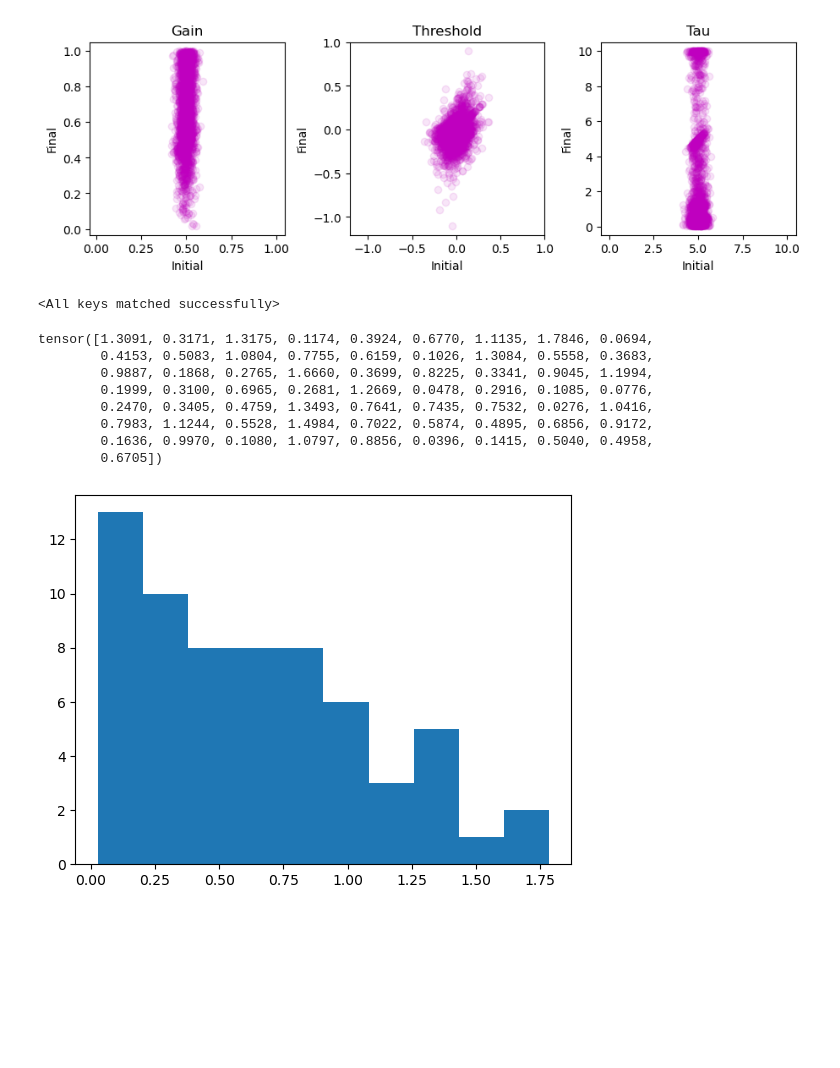
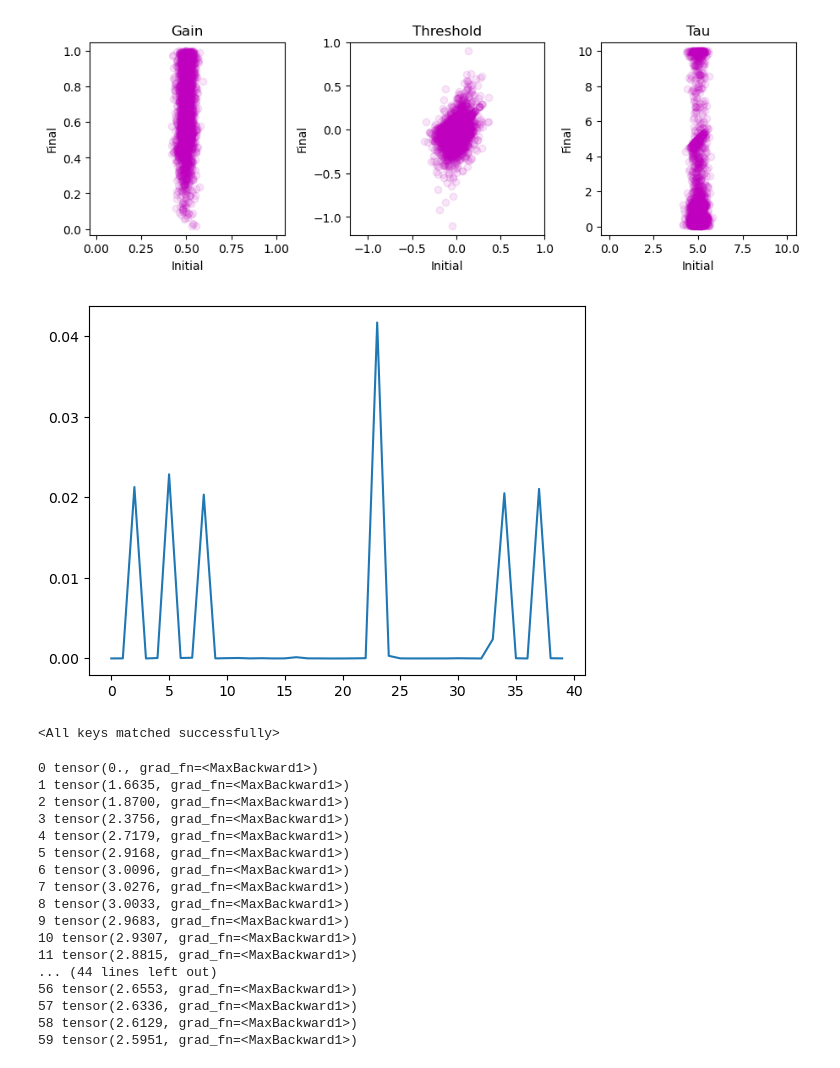
Before and after one commit to landoskape/mcn2024-psets, a Jupyter notebook: intrinsic-excitability/task.ipynb, the cells around one changed output. Saved outputs shown, nothing was run; the diff lists cells and outputs as text; code cells hidden in the pictures; blank space fills up the shorter version.

```diff
--- a/intrinsic-excitability/task.ipynb
+++ b/intrinsic-excitability/task.ipynb
@@ -65,6 +55,15 @@ plt.savefig(f"../project/{figure_name}_{jobid}")
 plt.show()
 # %% [output]
 [figure]
+# %%
+jobid = 43
+train_loss, train_accuracy, train_evidence, train_fixation = load_results(jobid)
+
+plt.close('all')
+plt.plot(train_loss[:, -1])
+plt.show()
+# %% [output]
+[figure, added]
 # %%
 # Load trained model and results
 
@@ -121,33 +93,39 @@ net = model_constructor(
 net.load_state_dict(model)
 # %% [output]
 <All keys matched successfully>
-# %%
-xx = torch.sigmoid(net.hidden_tau.detach().clone())
-yy = xx + 0.5 * torch.randn_like(xx) * xx
-
-# inverse sigmoid
-# zz = torch.log(yy / (1 - yy))
-
-print(yy)
-plt.hist(yy)
-plt.show()
-# %% [output]
-tensor([1.3091, 0.3171, 1.3175, 0.1174, 0.3924, 0.6770, 1.1135, 1.7846, 0.0694,
-        0.4153, 0.5083, 1.0804, 0.7755, 0.6159, 0.1026, 1.3084, 0.5558, 0.3683,
-        0.9887, 0.1868, 0.2765, 1.6660, 0.3699, 0.8225, 0.3341, 0.9045, 1.1994,
-        0.1999, 0.3100, 0.6965, 0.2681, 1.2669, 0.0478, 0.2916, 0.1085, 0.0776,
-        0.2470, 0.3405, 0.4759, 1.3493, 0.7641, 0.7435, 0.7532, 0.0276, 1.0416,
-        0.7983, 1.1244, 0.5528, 1.4984, 0.7022, 0.5874, 0.4895, 0.6856, 0.9172,
-        0.1636, 0.9970, 0.1080, 1.0797, 0.8856, 0.0396, 0.1415, 0.5040, 0.4958,
-        0.6705])
-[figure, removed]
 # %%
 X, target, params = task.generate_data(10000, sigma=0.1, source_floor=0.5, source_strength=1.0)
 output, hidden = net(X, return_hidden=True)
 output = output.detach()
 
+context_idx = params["context_idx"]
+labels = params["labels"]
+
+context_axis = (hidden[context_idx == 0].mean(dim=0) - hidden[context_idx == 1].mean(dim=0)).mean(dim=0).detach().numpy()
+choice_axis = (hidden[labels == 0].mean(dim=0) - hidden[labels == 1].mean(dim=0)).mean(dim=0).detach().numpy()
+context_axis /= np.linalg.norm(context_axis)
+choice_axis /= np.linalg.norm(choice_axis)
+
 all_hidden = np.array(hidden.view(-1, hidden.size(2)).detach()).T
 pca = PCA(n_components=4).fit(all_hidden.T)
 isort = torch.tensor(np.argsort(pca.components_[0]))
+# %% [output]
+0 tensor(0., grad_fn=<MaxBackward1>)
+1 tensor(1.6635, grad_fn=<MaxBackward1>)
+2 tensor(1.8700, grad_fn=<MaxBackward1>)
+3 tensor(2.3756, grad_fn=<MaxBackward1>)
+4 tensor(2.7179, grad_fn=<MaxBackward1>)
+5 tensor(2.9168, grad_fn=<MaxBackward1>)
+6 tensor(3.0096, grad_fn=<MaxBackward1>)
+7 tensor(3.0276, grad_fn=<MaxBackward1>)
+8 tensor(3.0033, grad_fn=<MaxBackward1>)
+9 tensor(2.9683, grad_fn=<MaxBackward1>)
+10 tensor(2.9307, grad_fn=<MaxBackward1>)
+11 tensor(2.8815, grad_fn=<MaxBackward1>)
+... (44 lines left out)
+56 tensor(2.6553, grad_fn=<MaxBackward1>)
+57 tensor(2.6336, grad_fn=<MaxBackward1>)
+58 tensor(2.6129, grad_fn=<MaxBackward1>)
+59 tensor(2.5951, grad_fn=<MaxBackward1>)
 # %%
 # task.decision_time =
```
Also changed, not shown: parts of 12 cells of this notebook, 5 other files.
